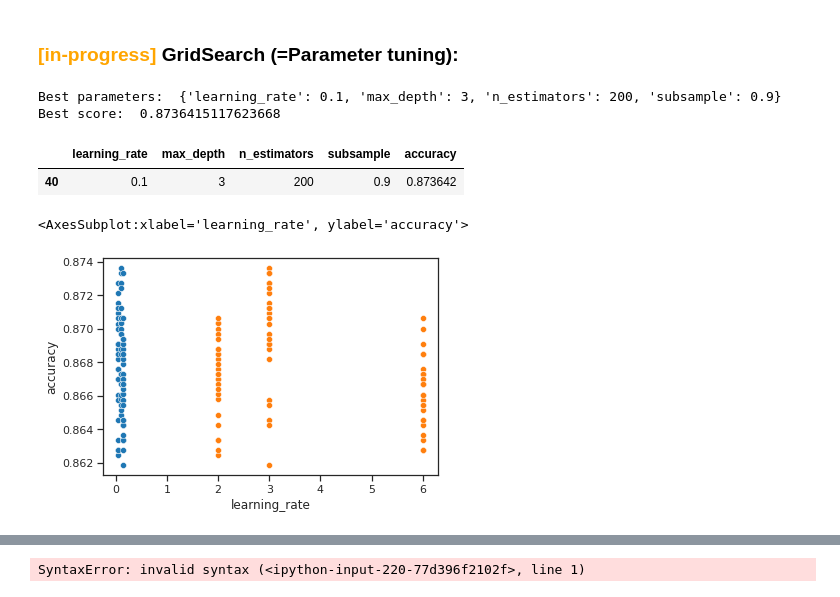
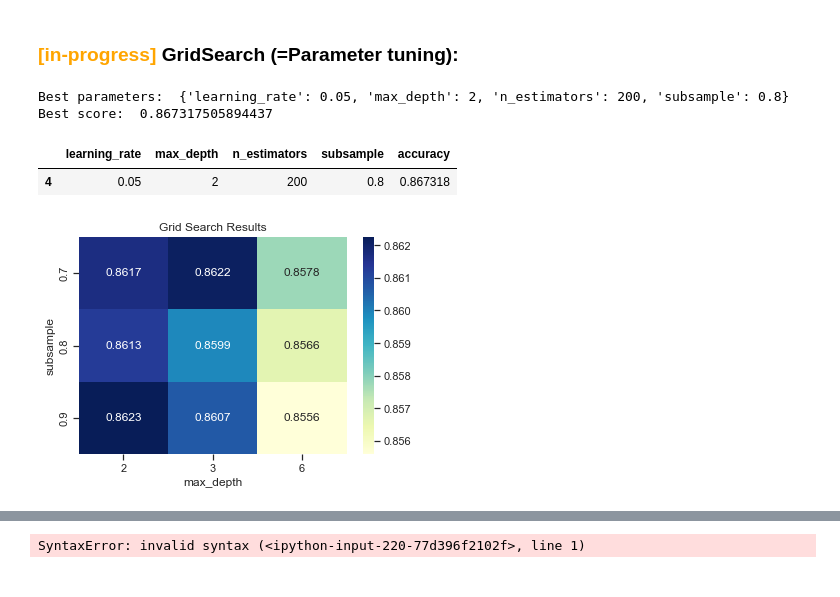
Before and after one commit to sagi778/ufc_fights_Predictor, a Jupyter notebook: notebooks/result_model_training.ipynb, the cells around one changed output, grey strips where cells are left out. Cells and saved outputs as stored; diff of their text form; code cells hidden in the pictures.

```diff
--- a/notebooks/result_model_training.ipynb
+++ b/notebooks/result_model_training.ipynb
@@ -79,7 +79,7 @@ Initial accuracy score: 0.868
 # %%
 parameters = {'learning_rate': [0.05, 0.1, 0.15],
               'max_depth': [2, 3, 6],
-              'subsample': [0.8, 0.9, 1],
+              'subsample': [0.7, 0.8, 0.9],
               'n_estimators':[100, 200, 300]
 }
 
@@ -93,18 +93,26 @@ grid_search.fit(X_train,y_train)
 print("Best parameters: ", grid_search.best_params_)
 print("Best score: ", grid_search.best_score_)
 # %% [output]
-Best parameters:  {'learning_rate': 0.1, 'max_depth': 3, 'n_estimators': 200, 'subsample': 0.9}
-Best score:  0.8736415117623668
+Best parameters:  {'learning_rate': 0.05, 'max_depth': 2, 'n_estimators': 200, 'subsample': 0.8}
+Best score:  0.867317505894437
 # %%
 grid = pd.DataFrame(grid_search.cv_results_['params'])
 grid['accuracy'] = grid_search.cv_results_['mean_test_score']
 grid[grid.accuracy==np.max(grid.accuracy)]
 # %% [output]
 |  | learning_rate | max_depth | n_estimators | subsample | accuracy |
-| 40 | 0.1 | 3 | 200 | 0.9 | 0.873642 |
+| 4 | 0.05 | 2 | 200 | 0.8 | 0.867318 |
 # %%
-sns.scatterplot(data=grid, x='learning_rate', y='accuracy')
-sns.scatterplot(data=grid, x='max_depth', y='accuracy')
+# Create a pivot table of the results
+X_axis = 'max_depth'
+y_axis = 'subsample'
+table = pd.pivot_table(grid, values='accuracy', index=y_axis, columns=X_axis)
+
+# Create a heatmap plot of the results
+sns.heatmap(table, cmap='YlGnBu', annot=True, fmt='.4g')
+plt.title('Grid Search Results')
+plt.xlabel(X_axis)
+plt.ylabel(y_axis)
+plt.show()
 # %% [output]
-<AxesSubplot:xlabel='learning_rate', ylabel='accuracy'>
-[figure, old version]
+[figure, new version]
```
Also changed, not shown: parts of 5 cells of this notebook, 4 other files.
